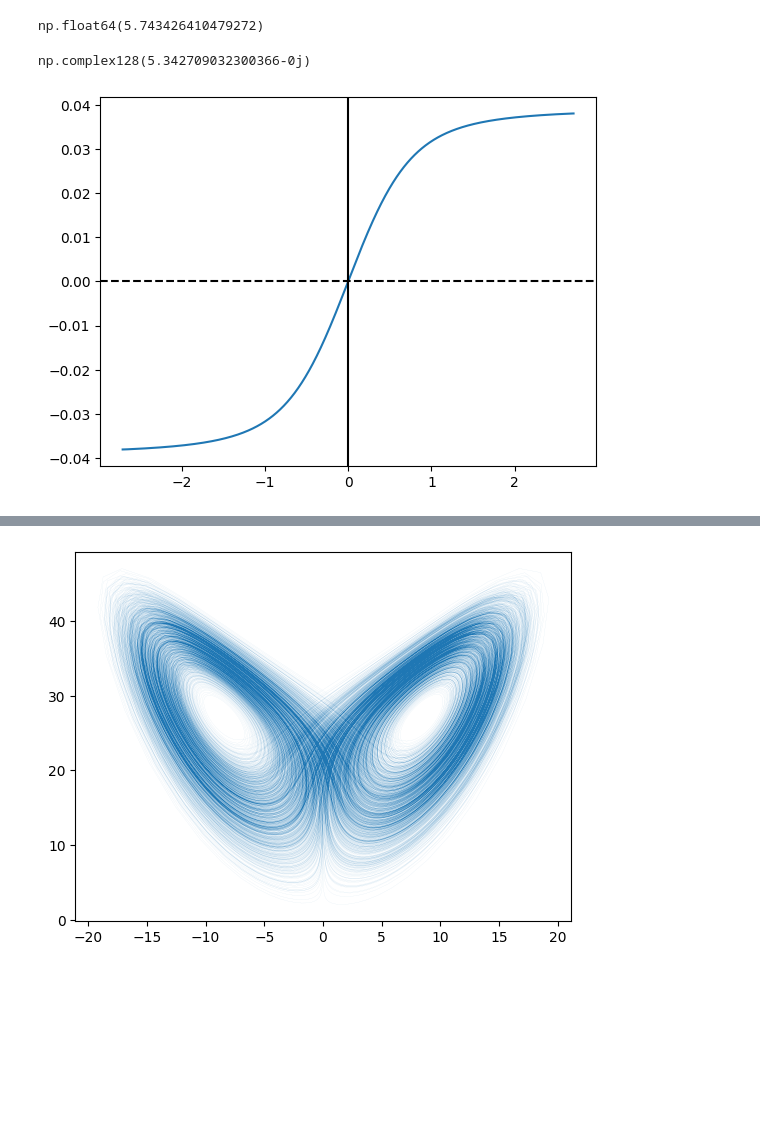
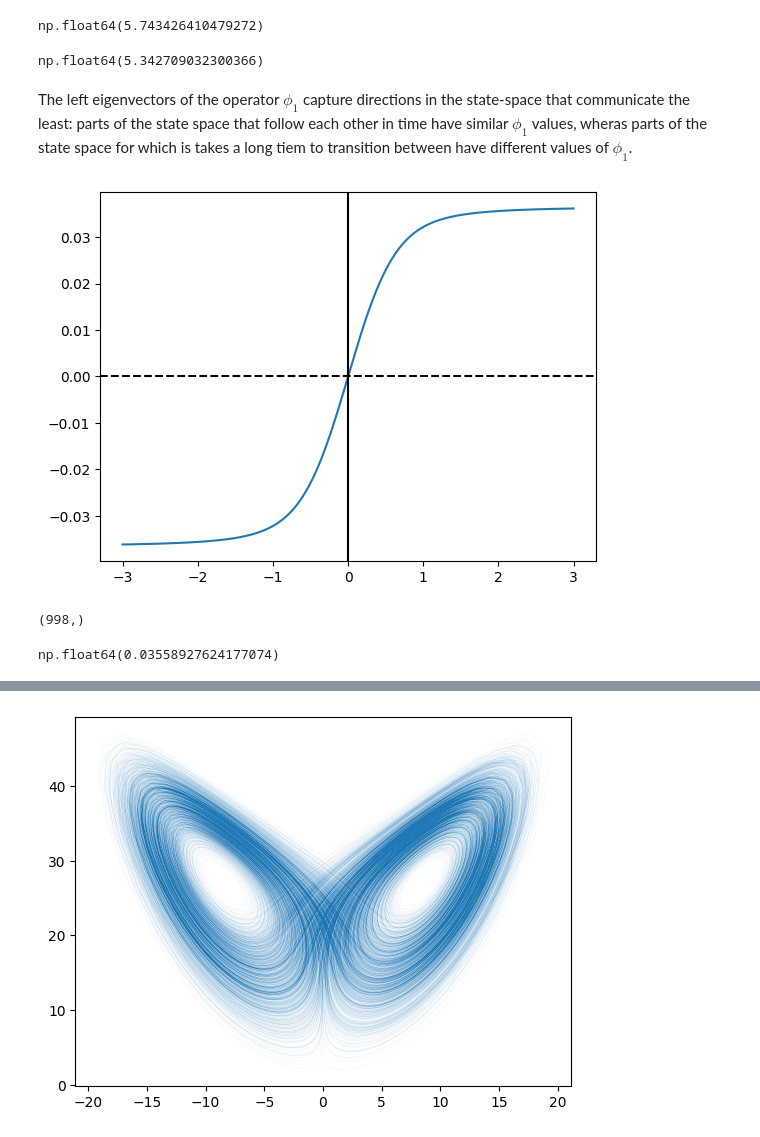
Before and after one commit to AntonioCCosta/DPG_PhysicsBehavior_2026, a Jupyter notebook: notebooks/notebook_1.ipynb, the cells around one changed output, grey strips where cells are left out. Cells and saved outputs as stored; diff of their text form; code cells hidden in the pictures; blank space fills up the shorter version.

```diff
--- a/notebooks/notebook_1.ipynb
+++ b/notebooks/notebook_1.ipynb
@@ -397,6 +396,6 @@ def omega_be(Tx,mu):
 # %% [output]
 np.float64(5.743426410479272)
 # %%
--delay/np.log(eigvals_fwd[1])
+-delay/np.log(eigvals_fwd[1].real)
 # %% [output]
-np.complex128(5.342709032300366-0j)
+np.float64(5.342709032300366)
@@ -406,9 +402,16 @@ sim_idx=2
+# %% [markdown]
+The left eigenvectors of the operator $\phi_1$ capture directions in the state-space that communicate the least: parts of the state space that follow each other in time have similar $\phi_1$ values, wheras parts of the state space for which is takes a long tiem to transition between have different values of $\phi_1$.
 # %%
 _,eigvecs_bw = op_calc.sorted_spectrum(P_tau.T,k=5)
+
+eigvecs_bw = eigvecs_bw.real
+eigvecs_bw = eigvecs_bw/np.linalg.norm(eigvecs_bw,axis=0)
+
+phi2 = eigvecs_bw[:,1]
 # %%
-plt.plot(x,eigvecs[:,1].real)
+plt.plot(x,phi2)
 plt.axvline(0,c='k')
 plt.axhline(0,c='k',ls='--')
 plt.show()
 # %% [output]
-[figure, old version]
+[figure, new version]
@@ -414,0 +420,8 @@ plt.show()
+# %%
+cr.shape
+# %% [output]
+(998,)
+# %%
+cr[idx]
+# %% [output]
+np.float64(0.03558927624177074)
```
Also changed, not shown: parts of 5 cells of this notebook.
